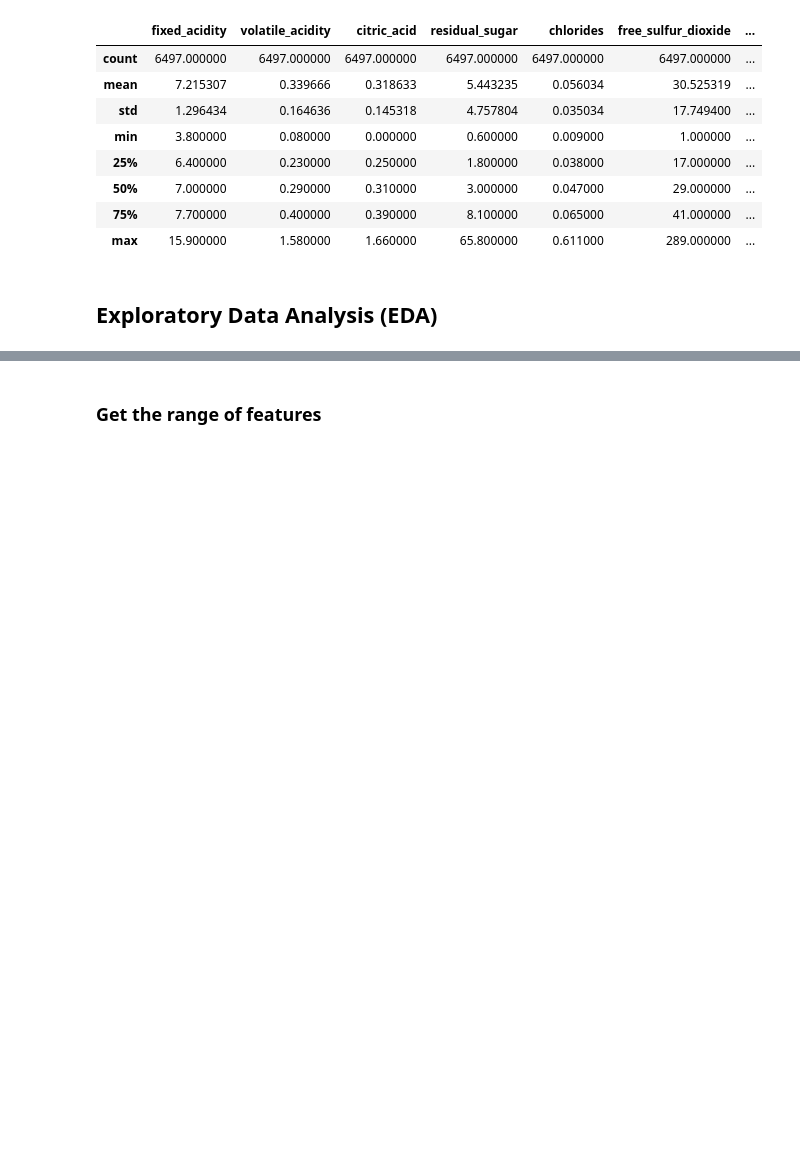
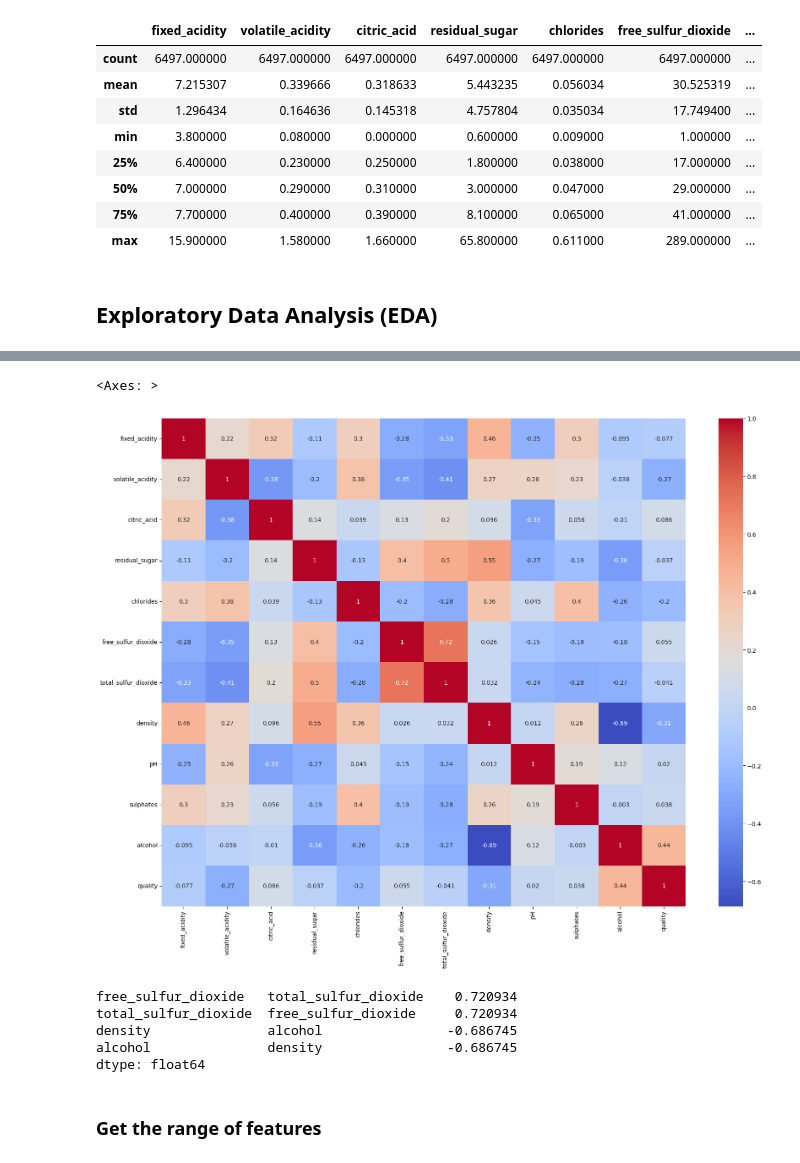
Before and after one commit to FlyingFish760/ID2223_LAB1, a Jupyter notebook: wine/wine-eda-and-backfill.ipynb, the cells around one changed output, grey strips where cells are left out. Cells and saved outputs as stored; diff of their text form; code cells hidden in the pictures; blank space fills up the shorter version.

```diff
--- a/wine/wine-eda-and-backfill.ipynb
+++ b/wine/wine-eda-and-backfill.ipynb
@@ -87,0 +81,19 @@ wine_df.describe()
+# %%
+# Check the correaltion between features and decide which features to drop
+# (drop one in the pair which has high correlation)
+corr = wine_df.corr()
+plt.figure(figsize=(20, 15))
+sns.heatmap(data = corr, annot=True, cmap='coolwarm')
+# %% [output]
+<Axes: >
+[figure, added]
+# %%
+# Find pairs of correaltion >= corr_thres
+corr_thres = 0.6
+corr[(abs(corr)>=corr_thres) & (corr!=1)].stack()
+# %% [output]
+free_sulfur_dioxide   total_sulfur_dioxide    0.720934
+total_sulfur_dioxide  free_sulfur_dioxide     0.720934
+density               alcohol                -0.686745
+alcohol               density                -0.686745
+dtype: float64
```
Also changed, not shown: parts of 5 cells of this notebook, 15 other files.
